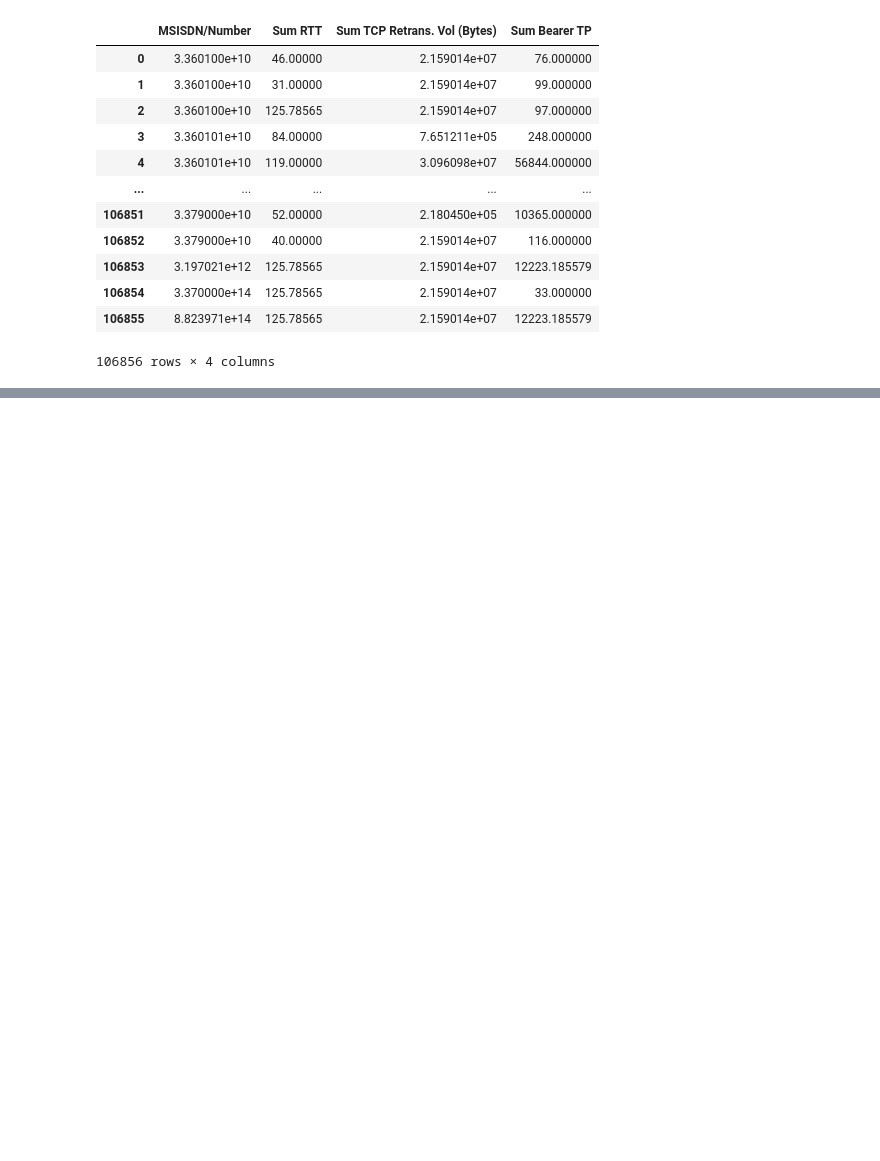
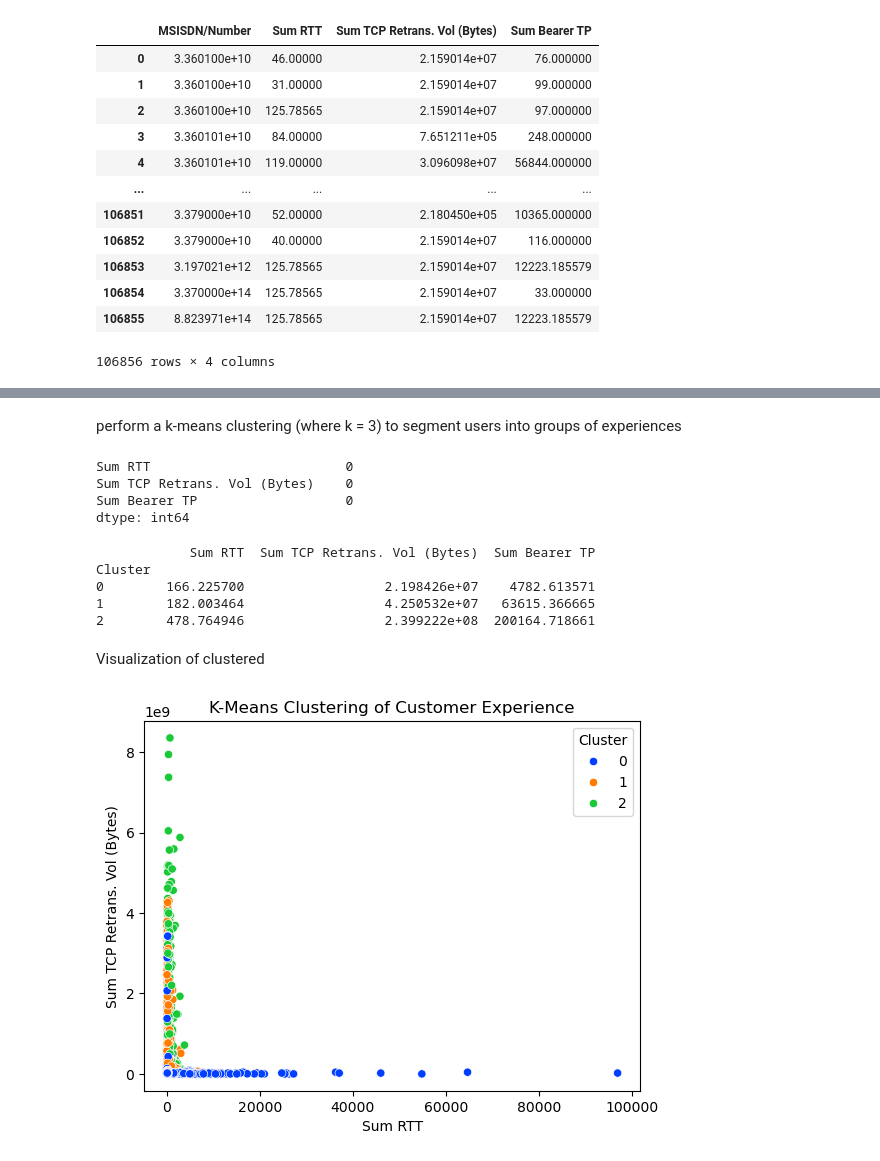
Before and after one commit to gelifatsy/Telecommunication-User-Analytics, a Jupyter notebook: src/UserExperienceAnalysis.ipynb, the cells around one changed output, grey strips where cells are left out. Saved outputs shown, nothing was run; the diff lists cells and outputs as text; code cells hidden in the pictures; blank space fills up the shorter version.

Commit message:
Further on UserExperienceAnalysis

```diff
--- a/src/UserExperienceAnalysis.ipynb
+++ b/src/UserExperienceAnalysis.ipynb
@@ -170,0 +308,47 @@ grouped_df
+# %% [markdown]
+perform a k-means clustering (where k = 3) to segment users into groups of experiences
+# %%
+#Experience matrix for clustering
+experience_metrics = [
+    'Sum RTT',
+    'Sum TCP Retrans. Vol (Bytes)',
+    'Sum Bearer TP',
+]
+
+grouped_df[experience_metrics].isnull().sum()
+# %% [output]
+Sum RTT                         0
+Sum TCP Retrans. Vol (Bytes)    0
+Sum Bearer TP                   0
+dtype: int64
+# %%
+# df_cluster=grouped_df[experience_metrics]
+# Standardize the data
+
+df_cluster = grouped_df[experience_metrics].dropna()
+scaler = MinMaxScaler()
+scaled_data = scaler.fit_transform(df_cluster)
+
+# Apply k-means clustering
+kmeans = KMeans(n_clusters=3)
+df_cluster['Cluster'] = kmeans.fit_predict(scaled_data)
+
+# Analyze cluster characteristics
+cluster_means = df_cluster.groupby('Cluster').mean()
+print(cluster_means)
+# %% [output]
+            Sum RTT  Sum TCP Retrans. Vol (Bytes)  Sum Bearer TP
+Cluster
+0        166.225700                  2.198426e+07    4782.613571
+1        182.003464                  4.250532e+07   63615.366665
+2        478.764946                  2.399222e+08  200164.718661
+# %% [markdown]
+Visualization of clustered
+# %%
+sns.scatterplot(x='Sum RTT', y='Sum TCP Retrans. Vol (Bytes)', hue='Cluster', data=df_cluster, palette='bright' )
+plt.title('K-Means Clustering of Customer Experience')
+plt.xlabel('Sum RTT')
+plt.ylabel('Sum TCP Retrans. Vol (Bytes)')
+plt.show()
+# %% [output]
+[figure, added]
```
Also changed, not shown: parts of 12 cells of this notebook, 1 other file.
